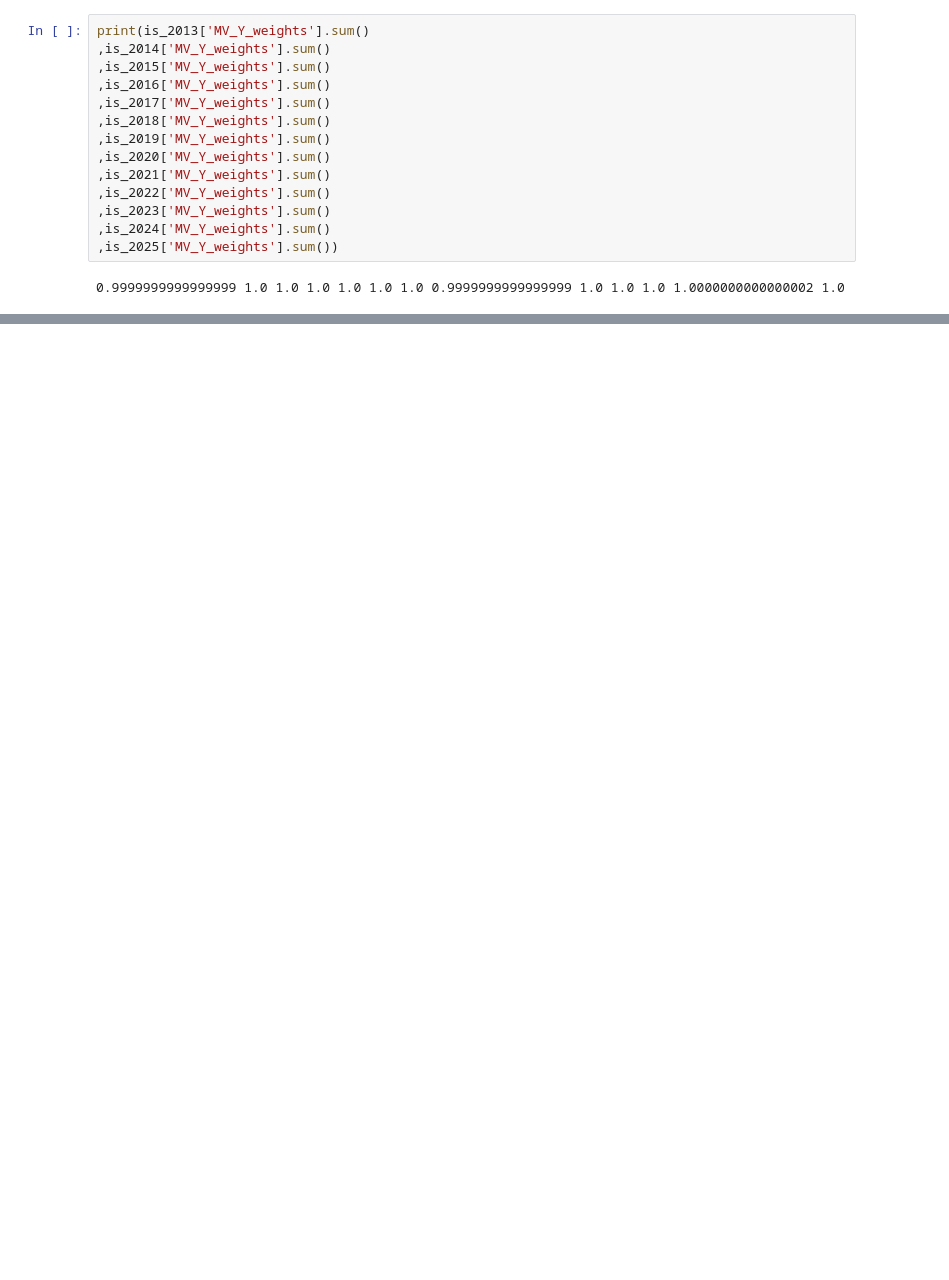
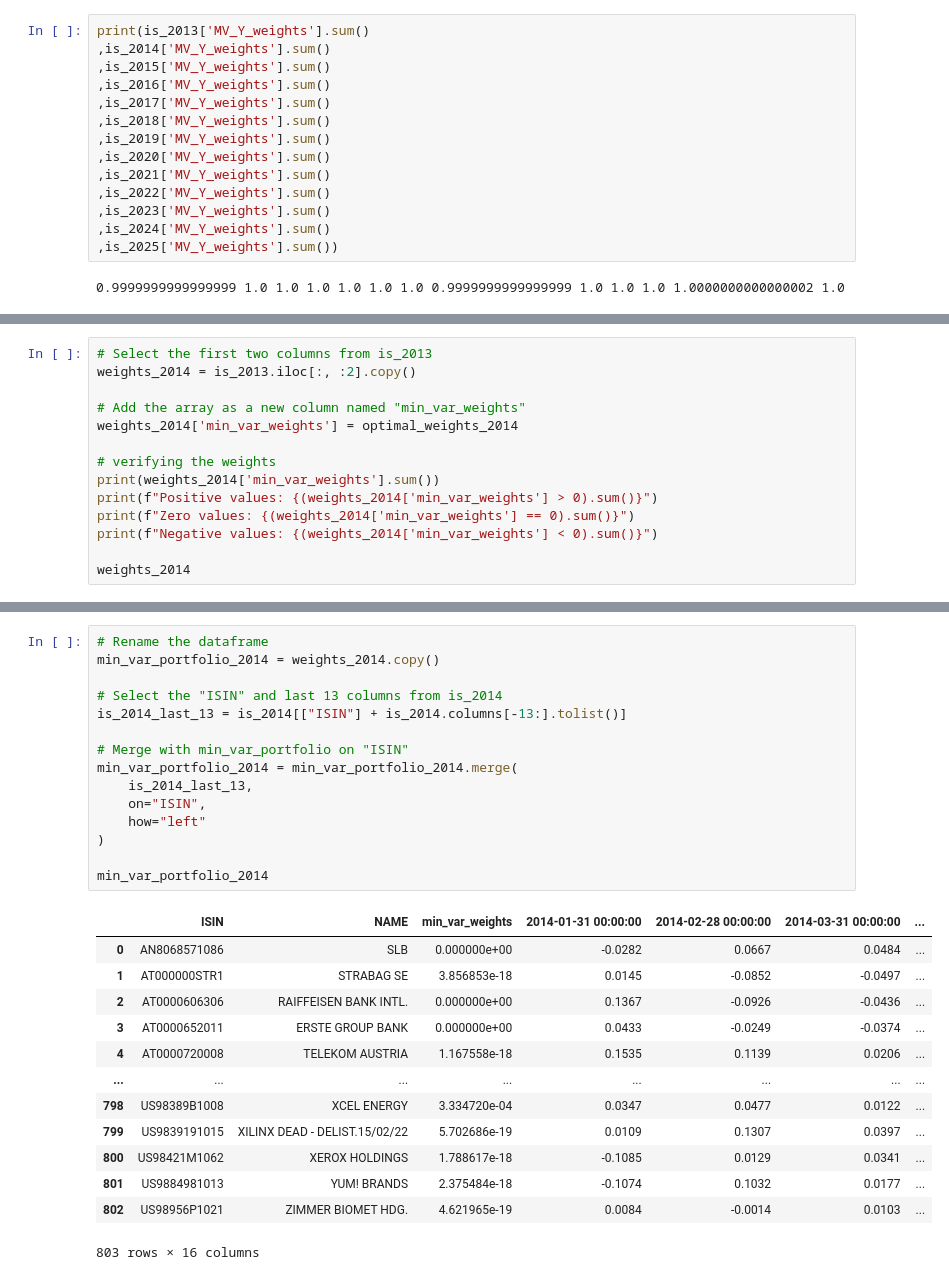
Before and after one commit to Quentinrezzo/Sustainability-Project, a Jupyter notebook: sustainability/notebook.ipynb, the cells around one changed output, grey strips where cells are left out. Cells and saved outputs as stored; diff of their text form; blank space fills up the shorter version.

```diff
--- a/sustainability/notebook.ipynb
+++ b/sustainability/notebook.ipynb
@@ -197,0 +293,14 @@ Returns_2025
+# %%
+# Select the first two columns from is_2013
+weights_2014 = is_2013.iloc[:, :2].copy()
+
+# Add the array as a new column named "min_var_weights"
+weights_2014['min_var_weights'] = optimal_weights_2014
+
+# verifying the weights
+print(weights_2014['min_var_weights'].sum())
+print(f"Positive values: {(weights_2014['min_var_weights'] > 0).sum()}")
+print(f"Zero values: {(weights_2014['min_var_weights'] == 0).sum()}")
+print(f"Negative values: {(weights_2014['min_var_weights'] < 0).sum()}")
+
+weights_2014
@@ -197,0 +325,29 @@ Returns_2025
+# %%
+# Rename the dataframe
+min_var_portfolio_2014 = weights_2014.copy()
+
+# Select the "ISIN" and last 13 columns from is_2014
+is_2014_last_13 = is_2014[["ISIN"] + is_2014.columns[-13:].tolist()]
+
+# Merge with min_var_portfolio on "ISIN"
+min_var_portfolio_2014 = min_var_portfolio_2014.merge(
+    is_2014_last_13,
+    on="ISIN",
+    how="left"
+)
+
+min_var_portfolio_2014
+# %% [output]
+|  | ISIN | NAME | min_var_weights | 2014-01-31 00:00:00 | 2014-02-28 00:00:00 | 2014-03-31 00:00:00 | ... |
+| 0 | AN8068571086 | SLB | 0.000000e+00 | -0.0282 | 0.0667 | 0.0484 | ... |
+| 1 | AT000000STR1 | STRABAG SE | 3.856853e-18 | 0.0145 | -0.0852 | -0.0497 | ... |
+| 2 | AT0000606306 | RAIFFEISEN BANK INTL. | 0.000000e+00 | 0.1367 | -0.0926 | -0.0436 | ... |
+| 3 | AT0000652011 | ERSTE GROUP BANK | 0.000000e+00 | 0.0433 | -0.0249 | -0.0374 | ... |
+| 4 | AT0000720008 | TELEKOM AUSTRIA | 1.167558e-18 | 0.1535 | 0.1139 | 0.0206 | ... |
+| ... | ... | ... | ... | ... | ... | ... | ... |
+| 798 | US98389B1008 | XCEL ENERGY | 3.334720e-04 | 0.0347 | 0.0477 | 0.0122 | ... |
+| 799 | US9839191015 | XILINX DEAD - DELIST.15/02/22 | 5.702686e-19 | 0.0109 | 0.1307 | 0.0397 | ... |
+| 800 | US98421M1062 | XEROX HOLDINGS | 1.788617e-18 | -0.1085 | 0.0129 | 0.0341 | ... |
+| 801 | US9884981013 | YUM! BRANDS | 2.375484e-18 | -0.1074 | 0.1032 | 0.0177 | ... |
+| 802 | US98956P1021 | ZIMMER BIOMET HDG. | 4.621965e-19 | 0.0084 | -0.0014 | 0.0103 | ... |
+803 rows × 16 columns
```
Also changed, not shown: parts of 10 cells of this notebook.
